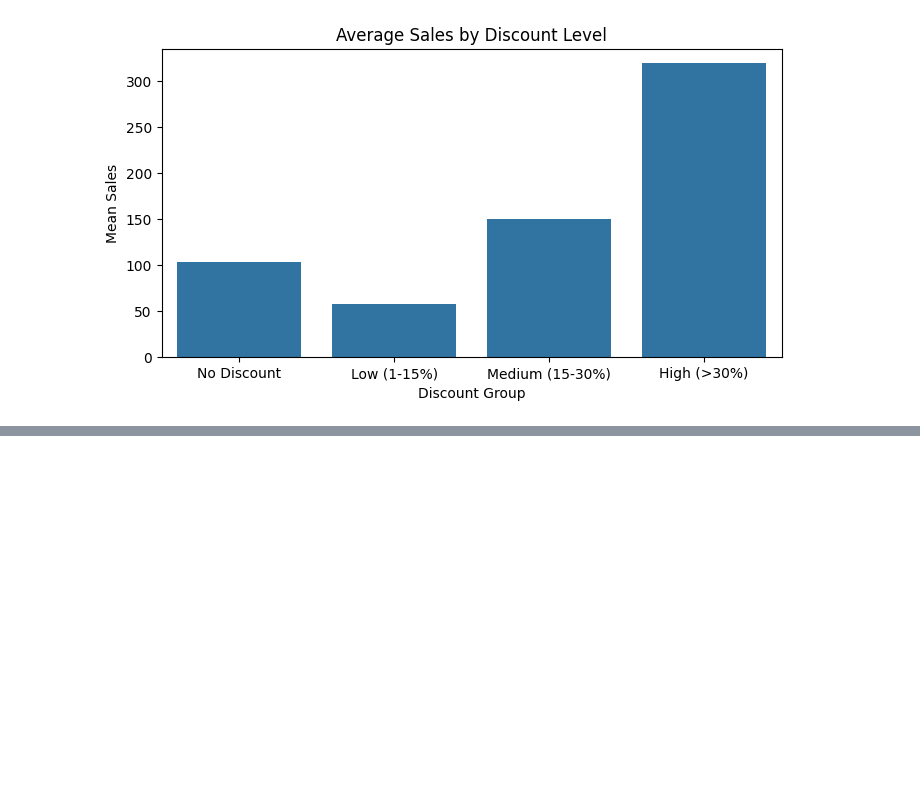
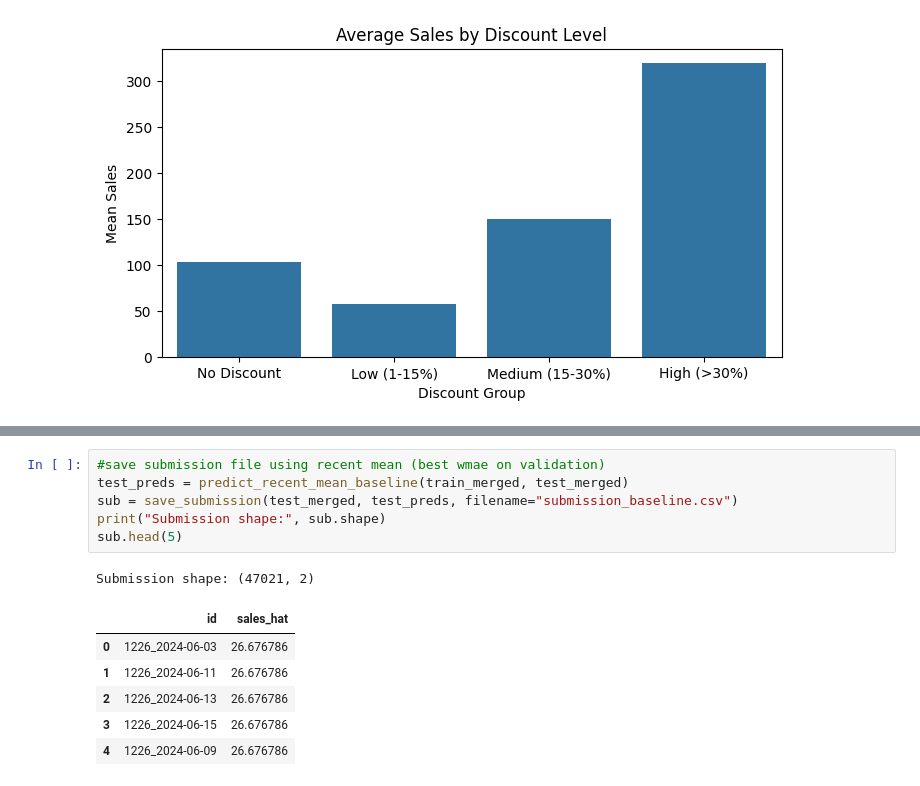
Before and after one commit to KtoxTheNisa/GROUP51_CENG313, a Jupyter notebook: assignment1_eda_baseline.ipynb, the cells around one changed output, grey strips where cells are left out. Saved outputs shown, nothing was run; the diff lists cells and outputs as text; blank space fills up the shorter version.

```diff
--- a/assignment1_eda_baseline.ipynb
+++ b/assignment1_eda_baseline.ipynb
@@ -331,0 +389,14 @@ plt.show() #discount vs no discount looks like discount always helps, check by d
+# %%
+#save submission file using recent mean (best wmae on validation)
+test_preds = predict_recent_mean_baseline(train_merged, test_merged)
+sub = save_submission(test_merged, test_preds, filename="submission_baseline.csv")
+print("Submission shape:", sub.shape)
+sub.head(5)
+# %% [output]
+Submission shape: (47021, 2)
+|  | id | sales_hat |
+| 0 | 1226_2024-06-03 | 26.676786 |
+| 1 | 1226_2024-06-11 | 26.676786 |
+| 2 | 1226_2024-06-13 | 26.676786 |
+| 3 | 1226_2024-06-15 | 26.676786 |
+| 4 | 1226_2024-06-09 | 26.676786 |
```
Also changed, not shown: parts of 7 cells of this notebook.
